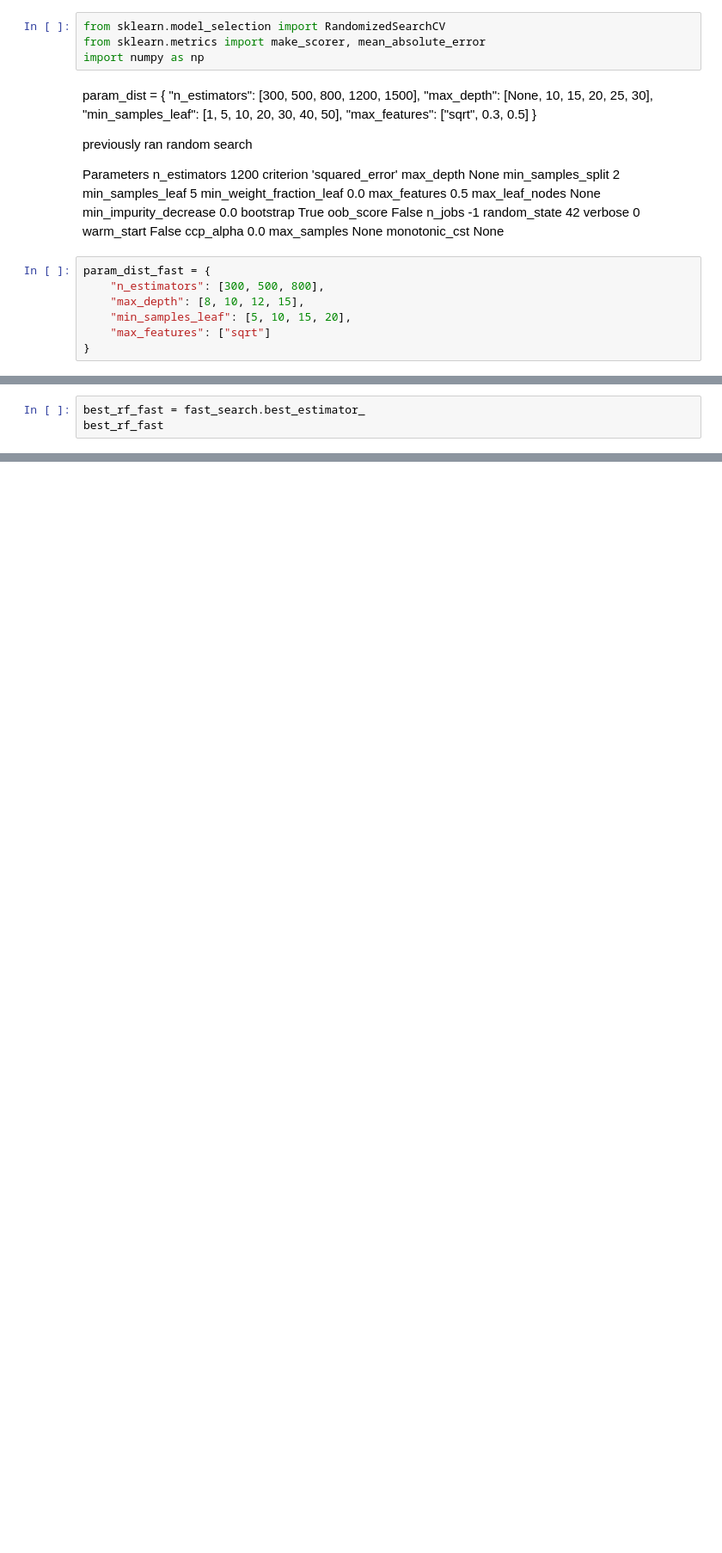
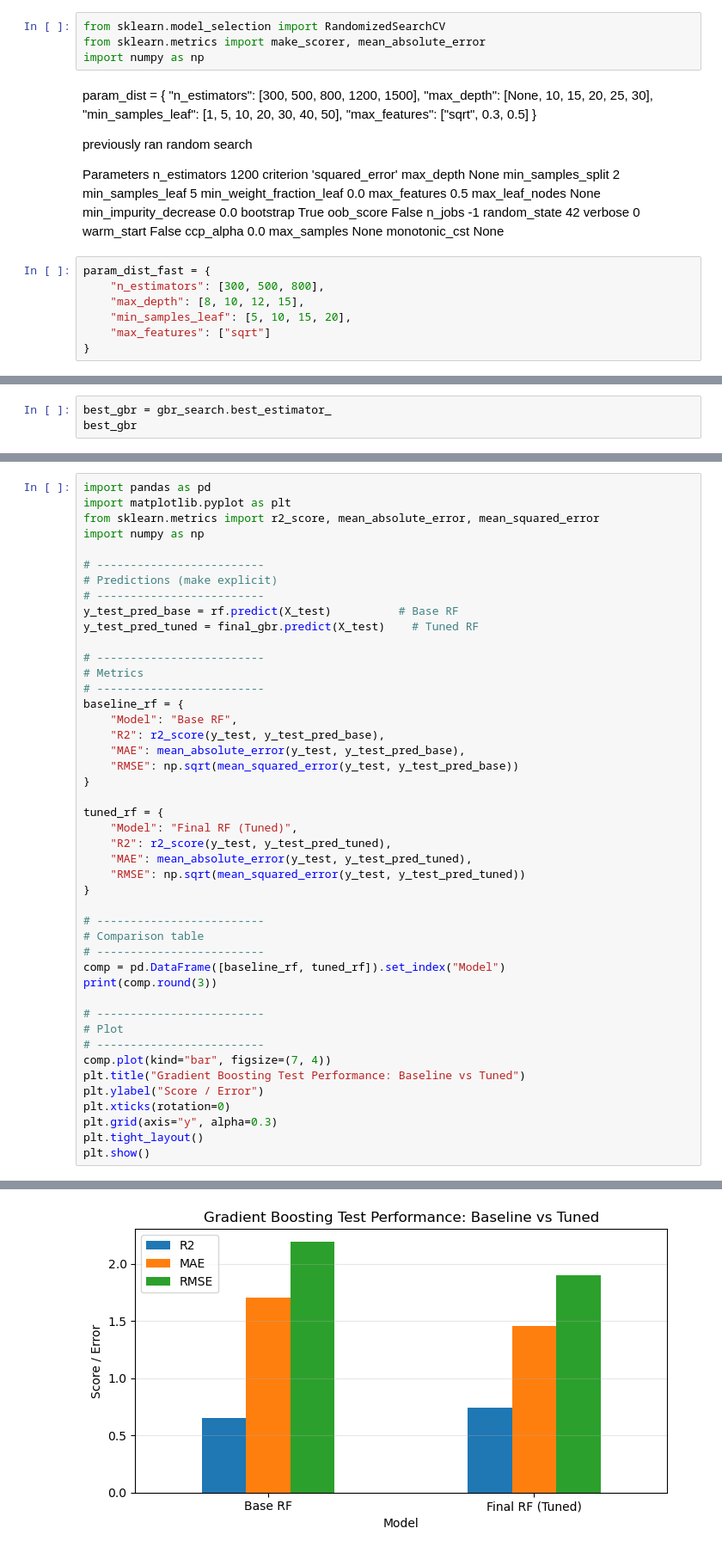
Before and after one commit to Theducklingandmonkey/Mldp_Loan_evaluation, a Jupyter notebook: MLDP Program Codes Submission Template.ipynb, the cells around one changed output, grey strips where cells are left out. Shown at 86% size. Cells and saved outputs as stored; diff of their text form; blank space fills up the shorter version.

```diff
--- a/MLDP Program Codes Submission Template.ipynb
+++ b/MLDP Program Codes Submission Template.ipynb
@@ -929,3 +1088,3 @@ fast_results[
 # %%
-best_rf_fast = fast_search.best_estimator_
-best_rf_fast
+best_gbr = gbr_search.best_estimator_
+best_gbr
@@ -941,0 +1187,46 @@ print("RMSE:", np.sqrt(mean_squared_error(y_test, y_pred_fast)))
+# %%
+import pandas as pd
+import matplotlib.pyplot as plt
+from sklearn.metrics import r2_score, mean_absolute_error, mean_squared_error
+import numpy as np
+
+# -------------------------
+# Predictions (make explicit)
+# -------------------------
+y_test_pred_base = rf.predict(X_test)          # Base RF
+y_test_pred_tuned = final_gbr.predict(X_test)    # Tuned RF
+
+# -------------------------
+# Metrics
+# -------------------------
+baseline_rf = {
+    "Model": "Base RF",
+    "R2": r2_score(y_test, y_test_pred_base),
+    "MAE": mean_absolute_error(y_test, y_test_pred_base),
+    "RMSE": np.sqrt(mean_squared_error(y_test, y_test_pred_base))
+}
+
+tuned_rf = {
+    "Model": "Final RF (Tuned)",
+    "R2": r2_score(y_test, y_test_pred_tuned),
+    "MAE": mean_absolute_error(y_test, y_test_pred_tuned),
+    "RMSE": np.sqrt(mean_squared_error(y_test, y_test_pred_tuned))
+}
+
+# -------------------------
+# Comparison table
+# -------------------------
+comp = pd.DataFrame([baseline_rf, tuned_rf]).set_index("Model")
+print(comp.round(3))
+
+# -------------------------
+# Plot
+# -------------------------
+comp.plot(kind="bar", figsize=(7, 4))
+plt.title("Gradient Boosting Test Performance: Baseline vs Tuned")
+plt.ylabel("Score / Error")
+plt.xticks(rotation=0)
+plt.grid(axis="y", alpha=0.3)
+plt.tight_layout()
+plt.show()
+# %% [output]
@@ -941,0 +1237 @@ print("RMSE:", np.sqrt(mean_squared_error(y_test, y_pred_fast)))
+[figure, added]
```
Also changed, not shown: parts of 61 cells of this notebook, 1 other file.
